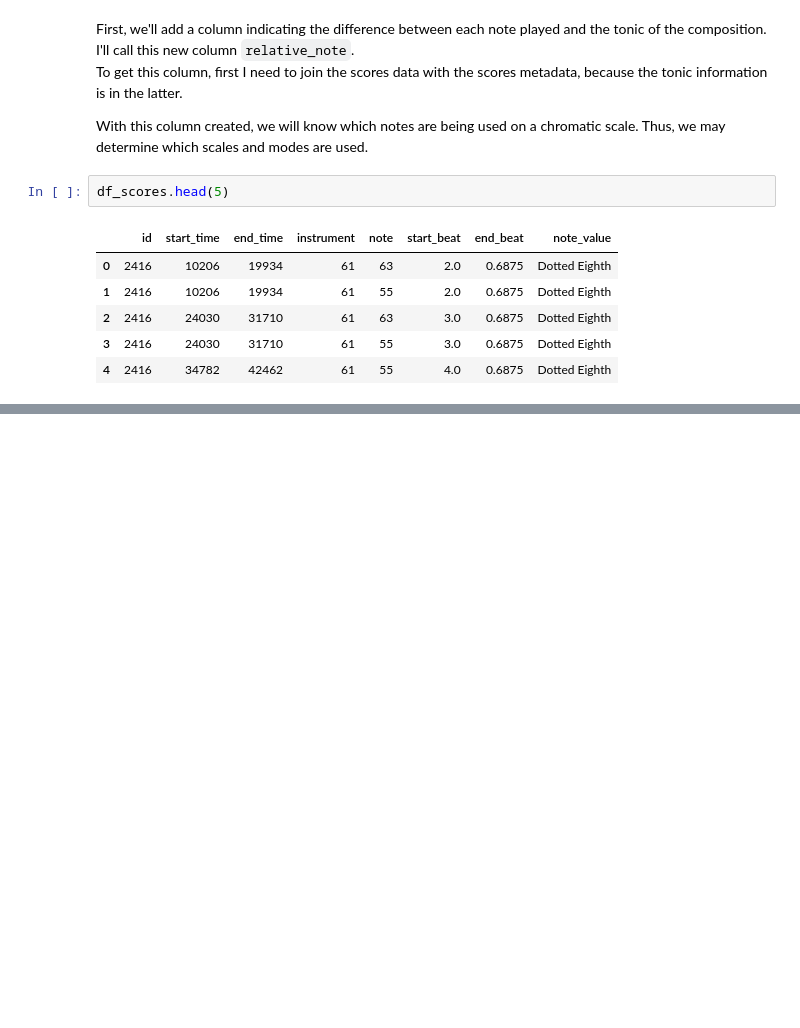
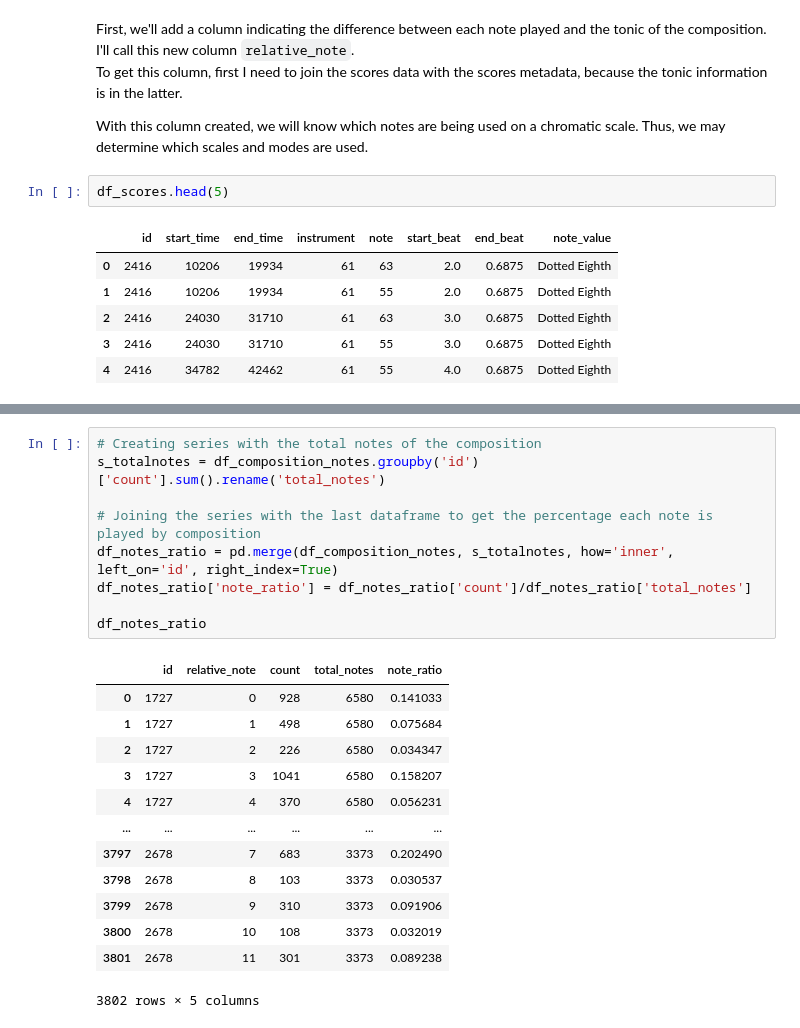
Before and after one commit to xsvxldx/classical_music, a Jupyter notebook: 03-scores_analysis.ipynb, the cells around one changed output, grey strips where cells are left out. Drawn from its saved outputs; the diff is of its cells as text; blank space fills up the shorter version.

```diff
--- a/03-scores_analysis.ipynb
+++ b/03-scores_analysis.ipynb
@@ -76,0 +147,23 @@ df[['id','instrument','ensemble']].drop_duplicates()
+# %%
+# Creating series with the total notes of the composition
+s_totalnotes = df_composition_notes.groupby('id')['count'].sum().rename('total_notes')
+
+# Joining the series with the last dataframe to get the percentage each note is played by composition
+df_notes_ratio = pd.merge(df_composition_notes, s_totalnotes, how='inner', left_on='id', right_index=True)
+df_notes_ratio['note_ratio'] = df_notes_ratio['count']/df_notes_ratio['total_notes']
+
+df_notes_ratio
+# %% [output]
+|  | id | relative_note | count | total_notes | note_ratio |
+| 0 | 1727 | 0 | 928 | 6580 | 0.141033 |
+| 1 | 1727 | 1 | 498 | 6580 | 0.075684 |
+| 2 | 1727 | 2 | 226 | 6580 | 0.034347 |
+| 3 | 1727 | 3 | 1041 | 6580 | 0.158207 |
+| 4 | 1727 | 4 | 370 | 6580 | 0.056231 |
+| ... | ... | ... | ... | ... | ... |
+| 3797 | 2678 | 7 | 683 | 3373 | 0.202490 |
+| 3798 | 2678 | 8 | 103 | 3373 | 0.030537 |
+| 3799 | 2678 | 9 | 310 | 3373 | 0.091906 |
+| 3800 | 2678 | 10 | 108 | 3373 | 0.032019 |
+| 3801 | 2678 | 11 | 301 | 3373 | 0.089238 |
+3802 rows × 5 columns
```
Also changed, not shown: parts of 20 cells of this notebook.
